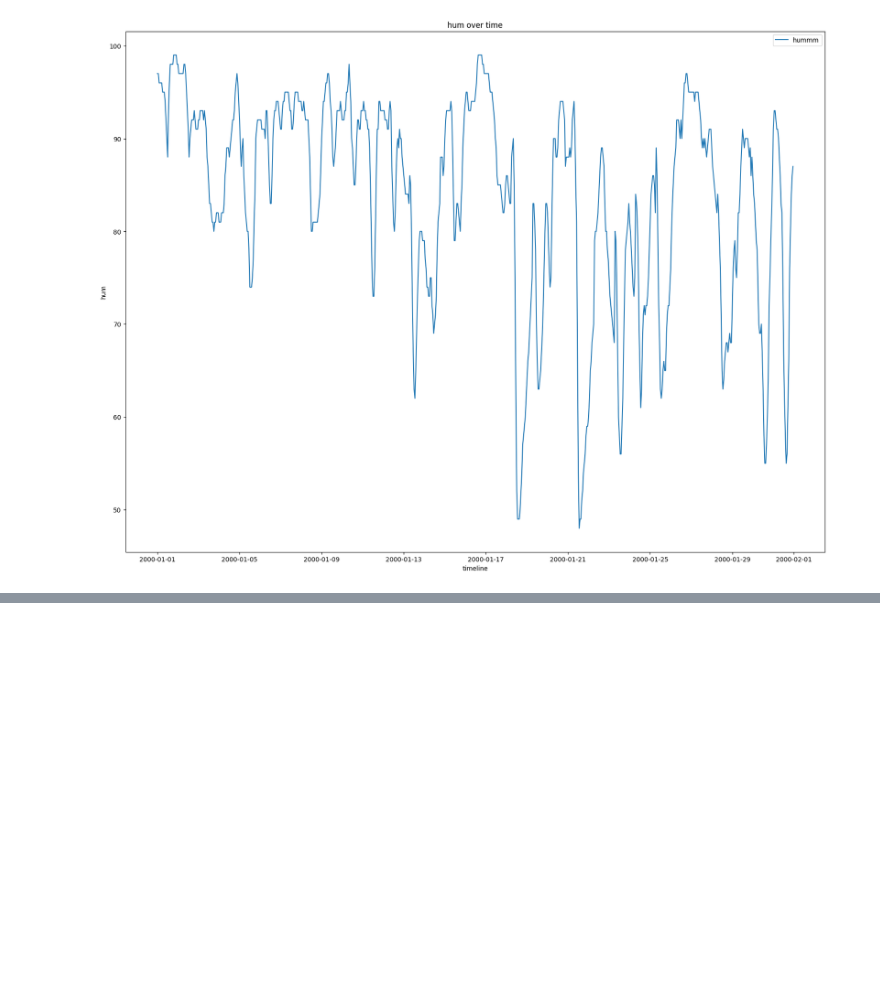
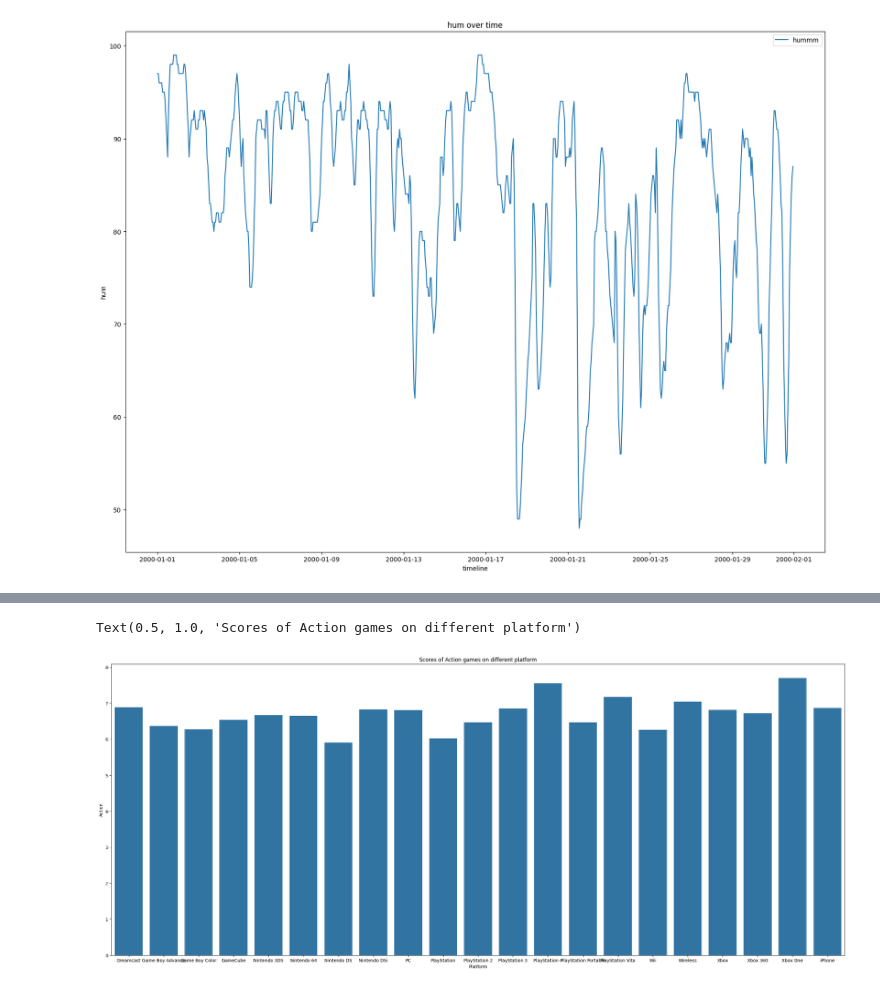
Before and after one commit to ivanchantf/python_learning_data_science, a Jupyter notebook: vis.ipynb, the cells around one changed output, grey strips where cells are left out. Saved outputs shown, nothing was run; the diff lists cells and outputs as text; code cells hidden in the pictures; blank space fills up the shorter version.

Commit message:
chore: update barplot and heatmap

```diff
--- a/vis.ipynb
+++ b/vis.ipynb
@@ -32,0 +35,3 @@ Text(0, 0.5, 'hum')
+# %%
+ign_data= pd.read_csv('ign_scores.csv',index_col='Platform')
+ign_data
@@ -32,0 +57,9 @@ Text(0, 0.5, 'hum')
+# %%
+plt.figure(figsize=(30,12))
+sns.barplot(x=ign_data.index,y=ign_data['Action'])
+plt.ylabel='Action game score'
+plt.xlabel='platform'
+plt.title('Scores of Action games on different platform')
+# %% [output]
+Text(0.5, 1.0, 'Scores of Action games on different platform')
+[figure, added]
```
Also changed, not shown: parts of 4 cells of this notebook, 1 other file.
